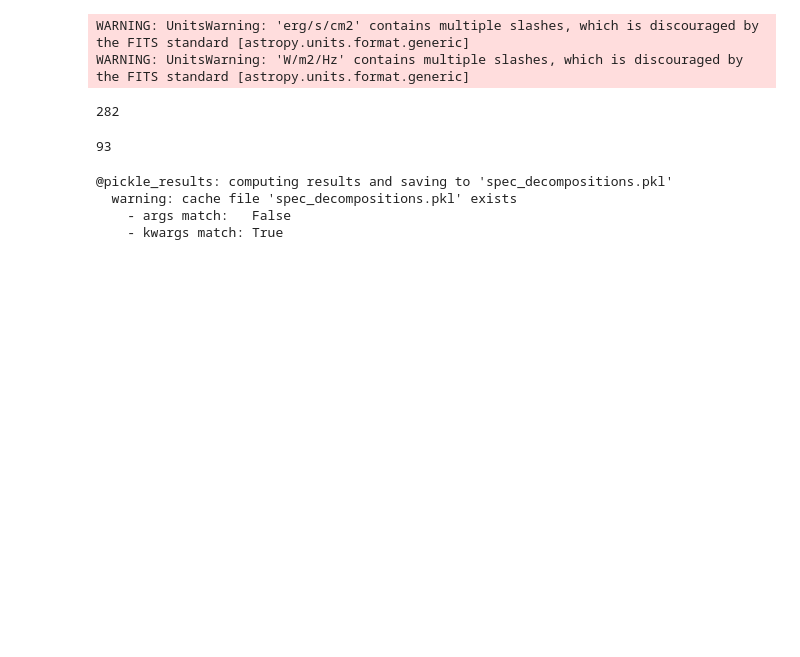
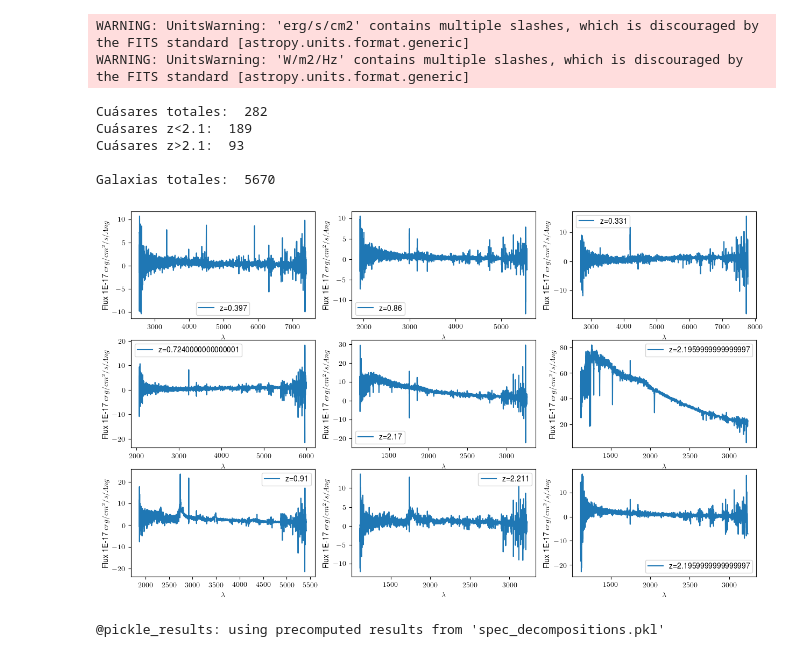
Before and after one commit to ChavezUriel/ProyectoPOOE, a Jupyter notebook: PCA.ipynb, the cells around one changed output. Drawn from its saved outputs; the diff is of its cells as text; code cells hidden in the pictures; blank space fills up the shorter version.

```diff
--- a/PCA.ipynb
+++ b/PCA.ipynb
@@ -298,7 +322,3 @@ idz_qso = np.append(idz_qso.T,[index_in_flux], axis = 0).T
 idzmenos_qso = idz_qso[idz_qso.T[3]<2.1]
 idzmas_qso = idz_qso[idz_qso.T[3]>=2.1]
-# %%
-len(idz_qso)
-# %% [output]
-282
 # %%
@@ -311,24 +331,35 @@ spectramenos = np.array([flux[idzmas_qso.T[5][i].astype(int)] for i in range(len
-# %%
-len(spectramas)
-# %% [output]
-93
+# %%
+# Mas información de nuestros datos
+print("Cuásares totales: ", len(idz_qso))
+print("Cuásares z<2.1: ", len(spectramenos))
+print("Cuásares z>2.1: ", len(spectramas))
+print("\nGalaxias totales: ", len(spectragalaxia))
+# %% [output]
+Cuásares totales:  282
+Cuásares z<2.1:  189
+Cuásares z>2.1:  93
+
+Galaxias totales:  5670
 # %%
-# plt.figure(figsize=(15,45),dpi=100)
-# i=0
-# for i in range(len(spectra)):
-#     plt.subplot(50,3,i+1)
-#     plt.plot(lrf[i],spectra[i], label = "z=" + str(z[i]))
-#     plt.ylabel(r'Flux 1E-17 $erg/cm^2/s/Ang$')
-#     plt.xlabel(r'$\lambda$')
-#     plt.ylim(-5,10)
-#     plt.legend()
+# Visualizacion de algunos espectros de cuásares
+plt.figure(figsize=(15,9),dpi=100)
+i=0
+for i in range(9):
+    plt.subplot(3,3,i+1)
+    plt.plot(lrf[i],spectra[i], label = "z=" + str(z[i]))
+    plt.ylabel(r'Flux 1E-17 $erg/cm^2/s/Ang$')
+    plt.xlabel(r'$\lambda$')
+    #plt.ylim(-5,10)
+    plt.legend()
+# %% [output]
+[figure, added]
-# %%
-#Se fija la cantidad de componentes
-n_components = 51
-decompositions = compute_PCA(spectramenos,n_components)
-# %% [output]
-@pickle_results: computing results and saving to 'spec_decompositions.pkl'
-  warning: cache file 'spec_decompositions.pkl' exists
-    - args match:   False
-    - kwargs match: True
+# %%
+# En total usaremos 50 componentes principales más la media para generar los espectros
+n_components = 51
+#decompositions = compute_PCA(spectra,n_components)
+#decompositions = compute_PCA(spectramenos,n_components)
+#decompositions = compute_PCA(spectramas,n_components)
+decompositions = compute_PCA(spectragalaxia,n_components)
+# %% [output]
+@pickle_results: using precomputed results from 'spec_decompositions.pkl'
 # %%
```
Also changed, not shown: parts of 15 cells of this notebook, 7 other files.
